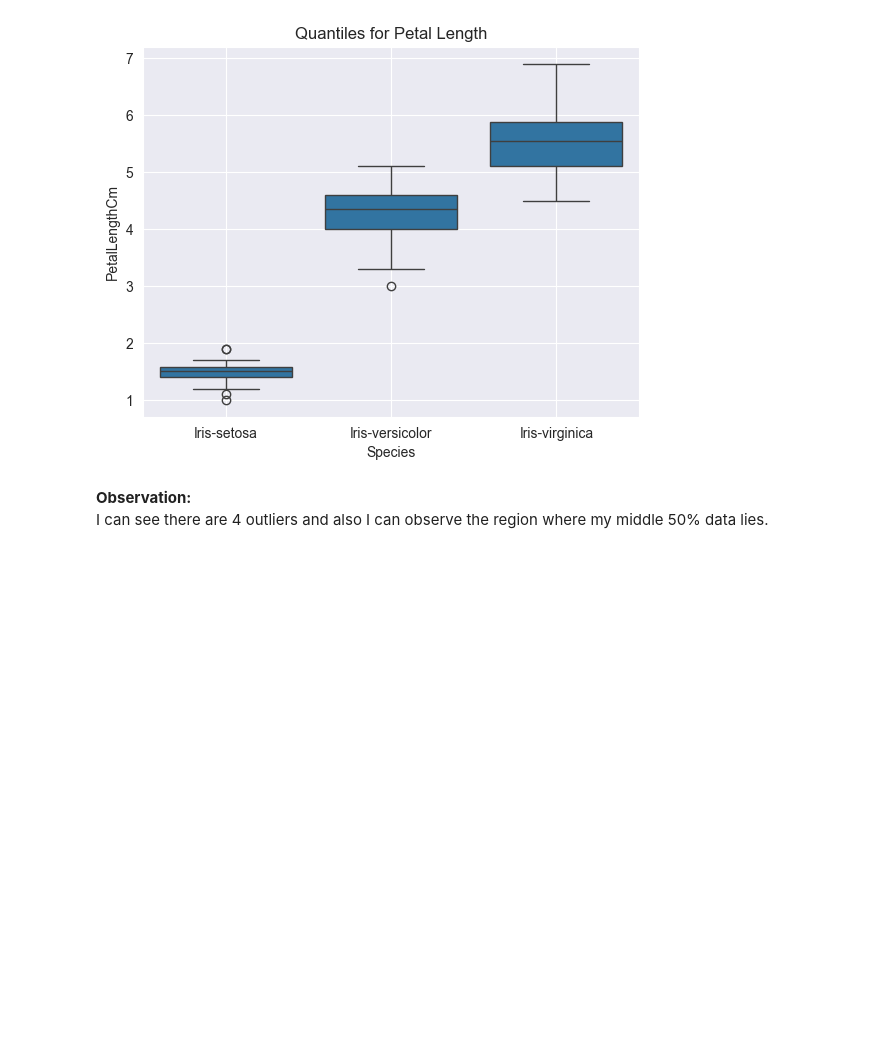
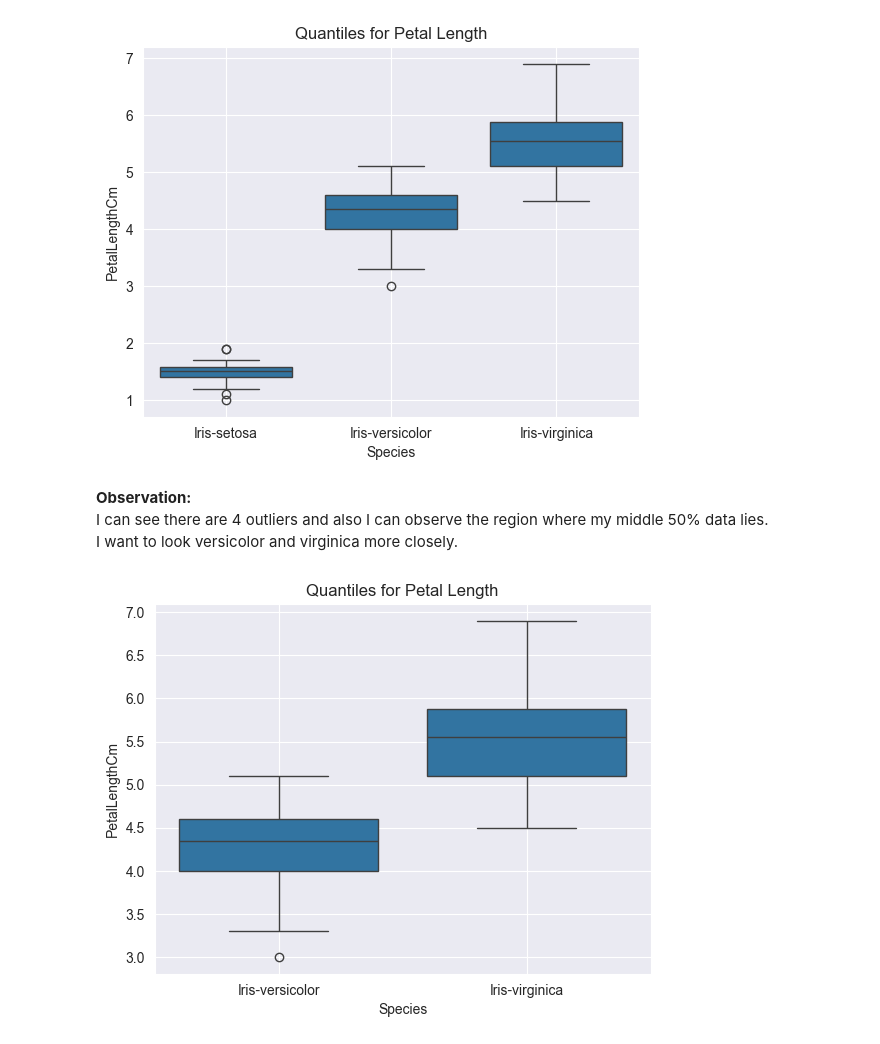
Before and after one commit to ShiwangitaSingh/IrisFlowerClassification, a Jupyter notebook: DataAnalysis.ipynb, the cells around one changed output. Saved outputs shown, nothing was run; the diff lists cells and outputs as text; code cells hidden in the pictures; blank space fills up the shorter version.

```diff
--- a/DataAnalysis.ipynb
+++ b/DataAnalysis.ipynb
@@ -199,4 +199,16 @@ plt.show()
 [figure]
 # %% [markdown]
 **Observation:**<br>
-I can see there are 4 outliers and also I can observe the region where my middle 50% data lies.
+I can see there are 4 outliers and also I can observe the region where my middle 50% data lies.<br>
+I want to look versicolor and virginica more closely.
+# %%
+vv = pd.read_csv('C:\\Users\\shiwa\\Downloads\\Iris Flower - Iris.csv', index_col="Species")
+vv.drop(['Iris-setosa'], axis = 0, inplace = True)
+# %%
+sns.boxplot(vv,x = 'Species', y = "PetalLengthCm")
+sns.set_style('dark')
+plt.title('Quantiles for Petal Length')
+plt.grid(True)
+plt.show()
+# %% [output]
+[figure, added]
```
Also changed, not shown: parts of 3 cells of this notebook.
